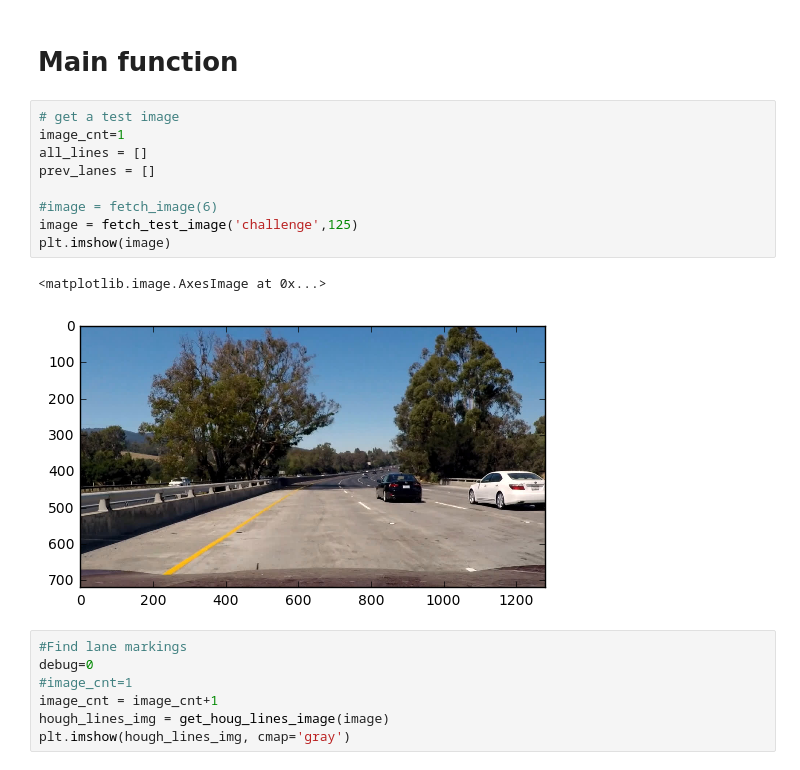
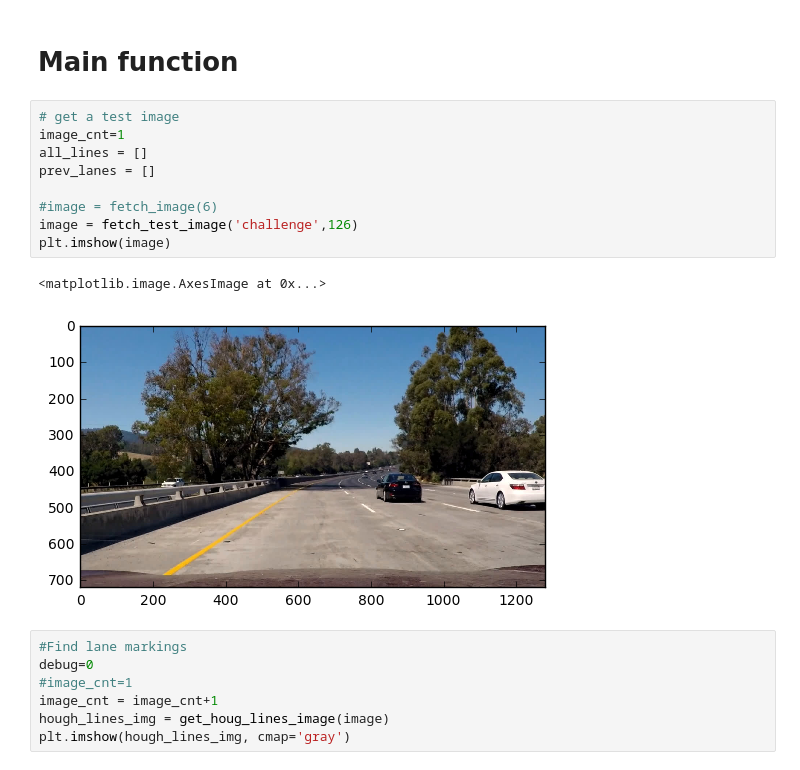
Before and after one commit to sjamthe/Self-driving-Car-ND-Lane-Finding, a Jupyter notebook: P1-submit.ipynb, the cells around one changed output. Drawn from its saved outputs; the diff is of its cells as text.

```diff
--- a/P1-submit.ipynb
+++ b/P1-submit.ipynb
@@ -479,15 +479,15 @@ show_image("yellow",yellow ,cmap='gray')
 # %%
 # get a test image
 image_cnt=1
 all_lines = []
 prev_lanes = []
 
 #image = fetch_image(6)
-image = fetch_test_image('challenge',125)
+image = fetch_test_image('challenge',126)
 plt.imshow(image)
 # %% [output]
 <matplotlib.image.AxesImage at 0x...>
-[figure, old version]
+[figure, new version]
 # %%
 #Find lane markings
 debug=0
```
Also changed, not shown: parts of 5 cells of this notebook.
